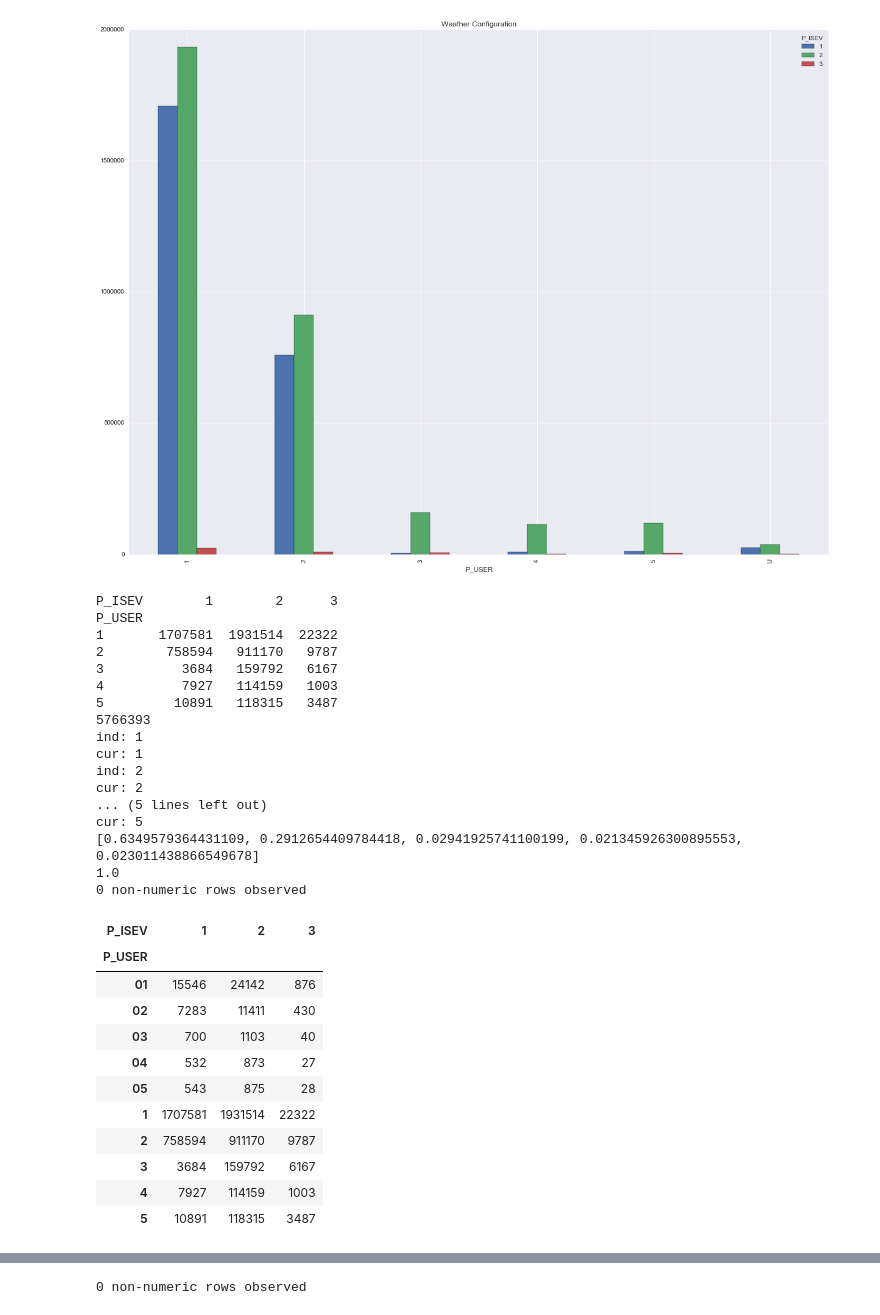
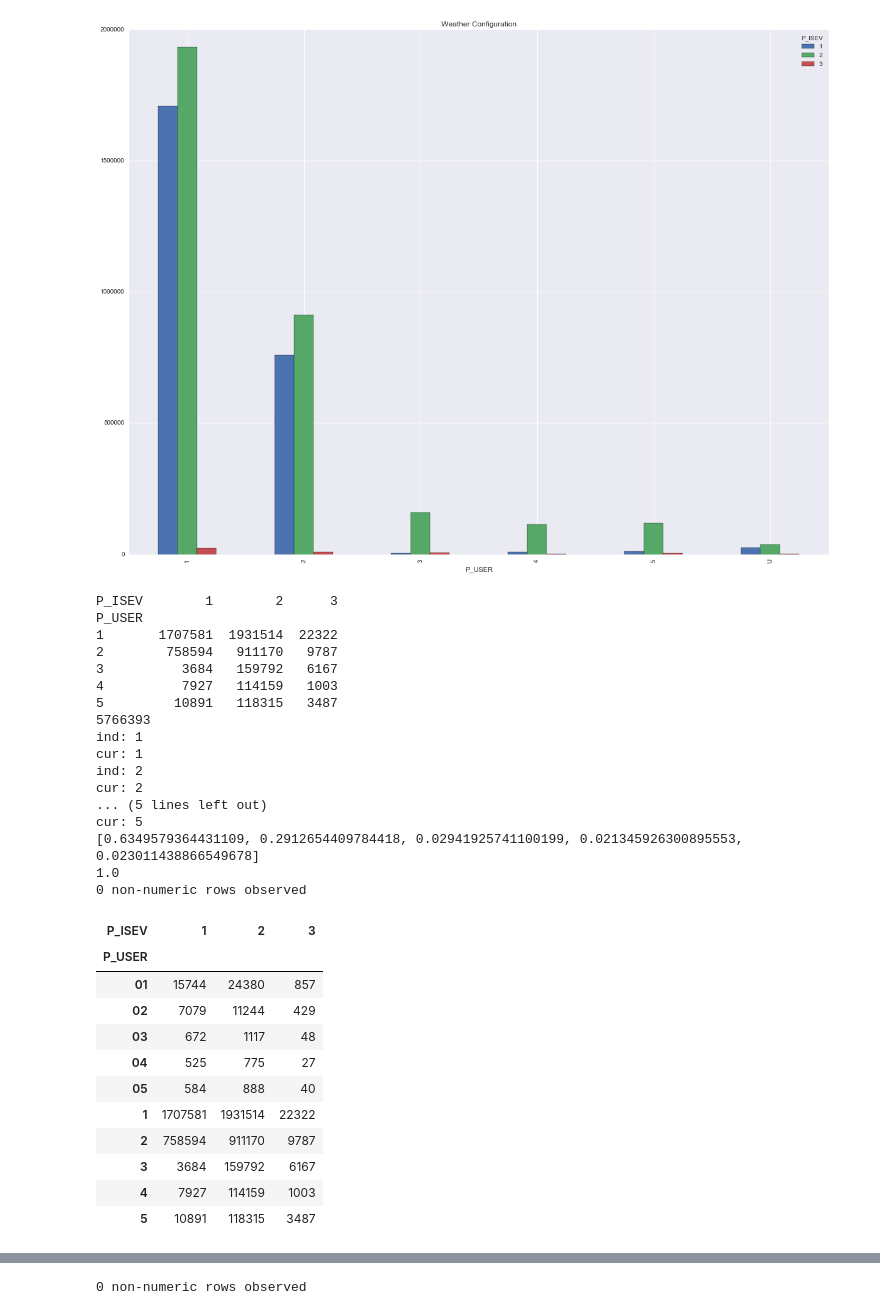
Before and after one commit to pgunabal/Capstone_CKME136_Winter_2018, a Jupyter notebook: CKME136_2018_dataprep.ipynb, the cells around one changed output, grey strips where cells are left out. Cells and saved outputs as stored; diff of their text form; code cells hidden in the pictures.

Commit message:
data cleaning

```diff
--- a/CKME136_2018_dataprep.ipynb
+++ b/CKME136_2018_dataprep.ipynb
@@ -850,0 +850,9 @@ cur: 24
+# %%
+#V_YEAR - Vehicle Year
+df['V_YEAR'] = df['V_YEAR'].apply(lambda x: x.replace('NNNN', '2017'))
+
+#For now set UUUU to year 2018, unti we find out why the code is not working
+df['V_YEAR'] = df['V_YEAR'].apply(lambda x: x.replace('UUUU', '2018'))
+
+print("{count} non-numeric rows observed".format(count = df['V_YEAR'].astype('str').str.contains('[^0-9]').sum()))
+gbVYEAR = checkHistogram(df, 'V_YEAR', 'P_ISEV', True)
@@ -859,9 +889,0 @@ gbVYEAR = checkHistogram(df, 'V_YEAR', 'P_ISEV', True)
-# %%
-P = computeP(gbVYEAR)
-
-#impute unkown values
-df['V_YEAR'] = df['V_YEAR'].apply(lambda x: x.replace('UUUU', selectBin(1, 118, P, True)))
-print("{count} non-numeric rows observed".format(count = df['V_YEAR'].astype('str').str.contains('[^0-9]').sum()))
-
-#Clean road surface
-checkHistogram(df, 'V_YEAR', 'P_ISEV', True)
@@ -960,8 +962,8 @@ gbPSEX = checkHistogram(df, 'P_SEX', 'P_ISEV', True)
 P = computeP(gbPSEX)
 
 #impute unkown values
-df['P_SEX'] = df['P_SEX'].apply(lambda x: x.replace('U', selectBin(1, 3, P, True)))
-df['P_SEX'] = df['P_SEX'].apply(lambda x: x.replace('N', selectBin(1, 3, P, True)))
+df['P_SEX'] = df['P_SEX'].apply(lambda x: x.replace('U', selectBin(1, 3, P, False)))
+df['P_SEX'] = df['P_SEX'].apply(lambda x: x.replace('N', selectBin(1, 3, P, False)))
 print("{count} non-numeric rows observed".format(count = df['P_SEX'].astype('str').str.contains('[^0-9]').sum()))
 
 #Clean road surface
@@ -1129,37 +1151,37 @@ gbPUSER = checkHistogram(df, 'P_USER', 'P_ISEV', True)
 # %%
 P = computeP(gbPUSER)
 
 #impute unkown values
-df['P_USER'] = df['P_USER'].apply(lambda x: x.replace('U', selectBin(1, 6, P, True)))
+df['P_USER'] = df['P_USER'].apply(lambda x: x.replace('U', selectBin(1, 6, P, False)))
 print("{count} non-numeric rows observed".format(count = df['P_USER'].astype('str').str.contains('[^0-9]').sum()))
 
 #Clean road surface
 checkHistogram(df, 'P_USER', 'P_ISEV', True)
 # %% [output]
 P_ISEV        1        2      3
 P_USER
 1       1707581  1931514  22322
 2        758594   911170   9787
 3          3684   159792   6167
 4          7927   114159   1003
 5         10891   118315   3487
 5766393
 ind: 1
 cur: 1
 ind: 2
 cur: 2
 ... (5 lines left out)
 cur: 5
 [0.6349579364431109, 0.2912654409784418, 0.02941925741100199, 0.021345926300895553, 0.023011438866549678]
 1.0
 0 non-numeric rows observed
 | P_ISEV | 1 | 2 | 3 |
 | P_USER |  |  |  |
-| 01 | 15546 | 24142 | 876 |
-| 02 | 7283 | 11411 | 430 |
-| 03 | 700 | 1103 | 40 |
-| 04 | 532 | 873 | 27 |
-| 05 | 543 | 875 | 28 |
+| 01 | 15744 | 24380 | 857 |
+| 02 | 7079 | 11244 | 429 |
+| 03 | 672 | 1117 | 48 |
+| 04 | 525 | 775 | 27 |
+| 05 | 584 | 888 | 40 |
 | 1 | 1707581 | 1931514 | 22322 |
 | 2 | 758594 | 911170 | 9787 |
 | 3 | 3684 | 159792 | 6167 |
```
Also changed, not shown: parts of 22 cells of this notebook.
